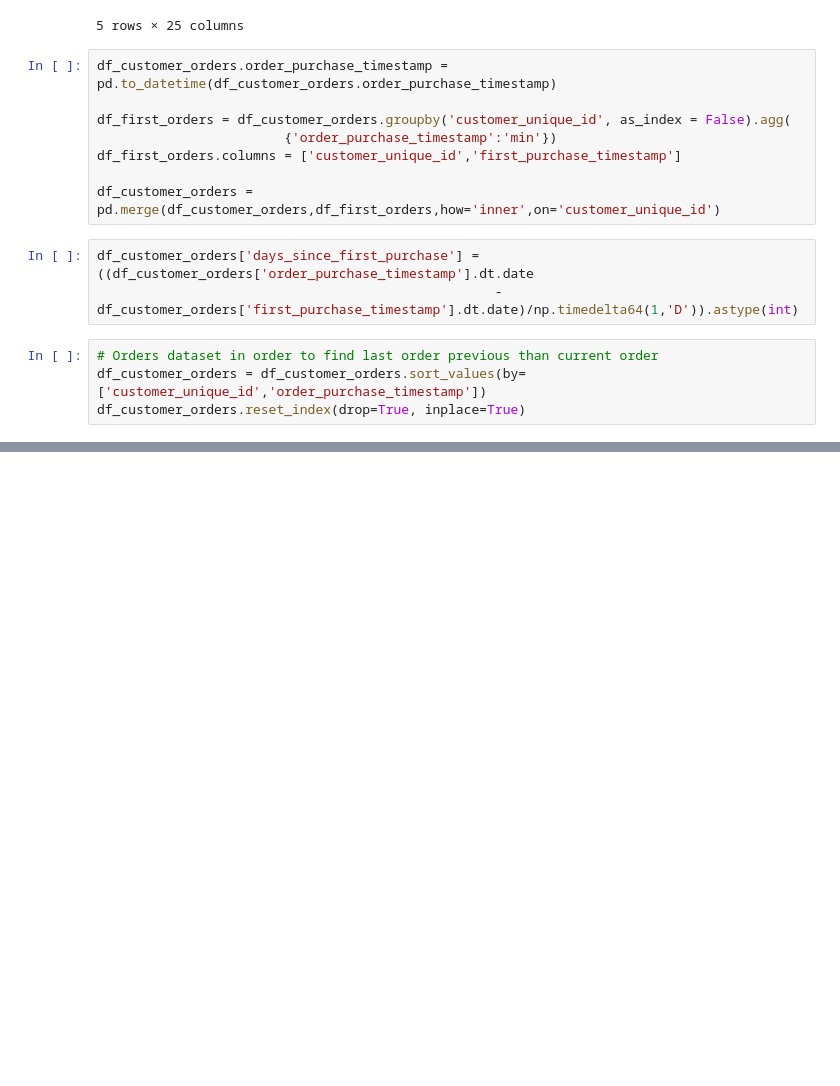
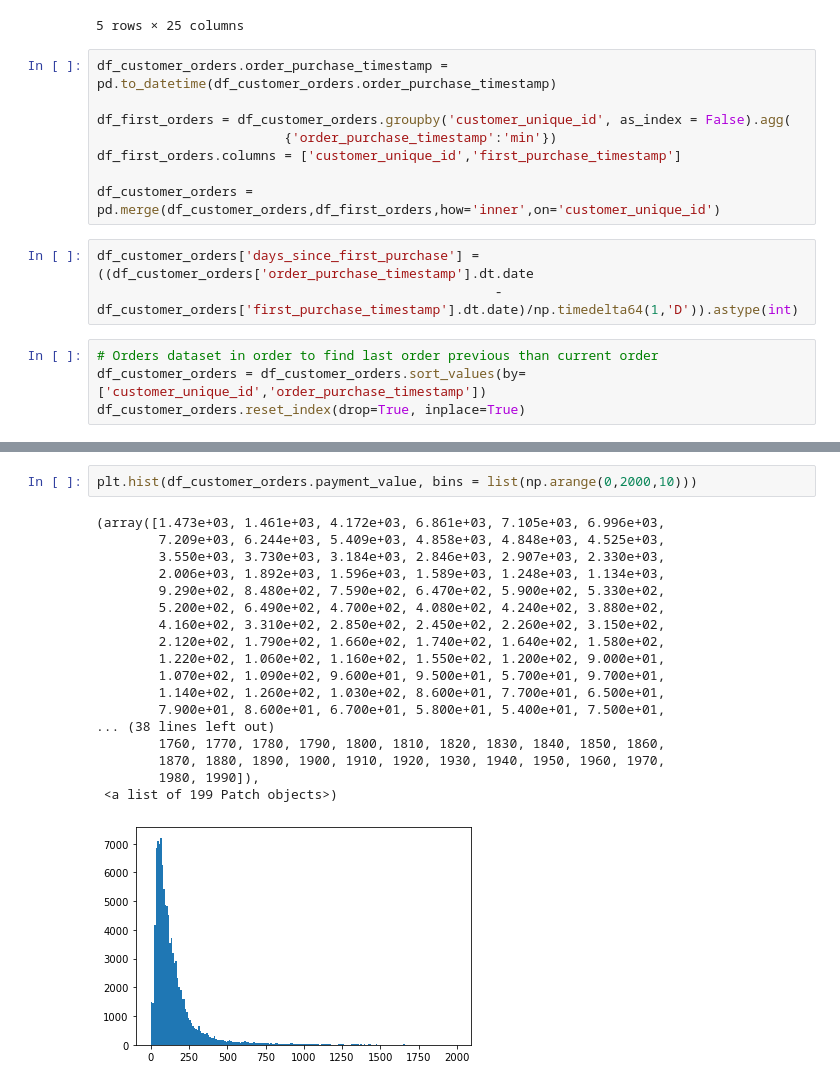
Before and after one commit to GustavoGran/ecommerce_recomender, a Jupyter notebook: exploring_braziliian_ecommerce_dataset.ipynb, the cells around one changed output, grey strips where cells are left out. Drawn from its saved outputs; the diff is of its cells as text; blank space fills up the shorter version.

```diff
--- a/exploring_braziliian_ecommerce_dataset.ipynb
+++ b/exploring_braziliian_ecommerce_dataset.ipynb
@@ -126,0 +136,21 @@ for idx in df_customer_orders[df_customer_orders['last_purchase_timestamp'].notn
+# %%
+plt.hist(df_customer_orders.payment_value, bins = list(np.arange(0,2000,10)))
+# %% [output]
+(array([1.473e+03, 1.461e+03, 4.172e+03, 6.861e+03, 7.105e+03, 6.996e+03,
+        7.209e+03, 6.244e+03, 5.409e+03, 4.858e+03, 4.848e+03, 4.525e+03,
+        3.550e+03, 3.730e+03, 3.184e+03, 2.846e+03, 2.907e+03, 2.330e+03,
+        2.006e+03, 1.892e+03, 1.596e+03, 1.589e+03, 1.248e+03, 1.134e+03,
+        9.290e+02, 8.480e+02, 7.590e+02, 6.470e+02, 5.900e+02, 5.330e+02,
+        5.200e+02, 6.490e+02, 4.700e+02, 4.080e+02, 4.240e+02, 3.880e+02,
+        4.160e+02, 3.310e+02, 2.850e+02, 2.450e+02, 2.260e+02, 3.150e+02,
+        2.120e+02, 1.790e+02, 1.660e+02, 1.740e+02, 1.640e+02, 1.580e+02,
+        1.220e+02, 1.060e+02, 1.160e+02, 1.550e+02, 1.200e+02, 9.000e+01,
+        1.070e+02, 1.090e+02, 9.600e+01, 9.500e+01, 5.700e+01, 9.700e+01,
+        1.140e+02, 1.260e+02, 1.030e+02, 8.600e+01, 7.700e+01, 6.500e+01,
+        7.900e+01, 8.600e+01, 6.700e+01, 5.800e+01, 5.400e+01, 7.500e+01,
+... (38 lines left out)
+        1760, 1770, 1780, 1790, 1800, 1810, 1820, 1830, 1840, 1850, 1860,
+        1870, 1880, 1890, 1900, 1910, 1920, 1930, 1940, 1950, 1960, 1970,
+        1980, 1990]),
+ <a list of 199 Patch objects>)
+[figure, added]
```
Also changed, not shown: parts of 7 cells of this notebook.
